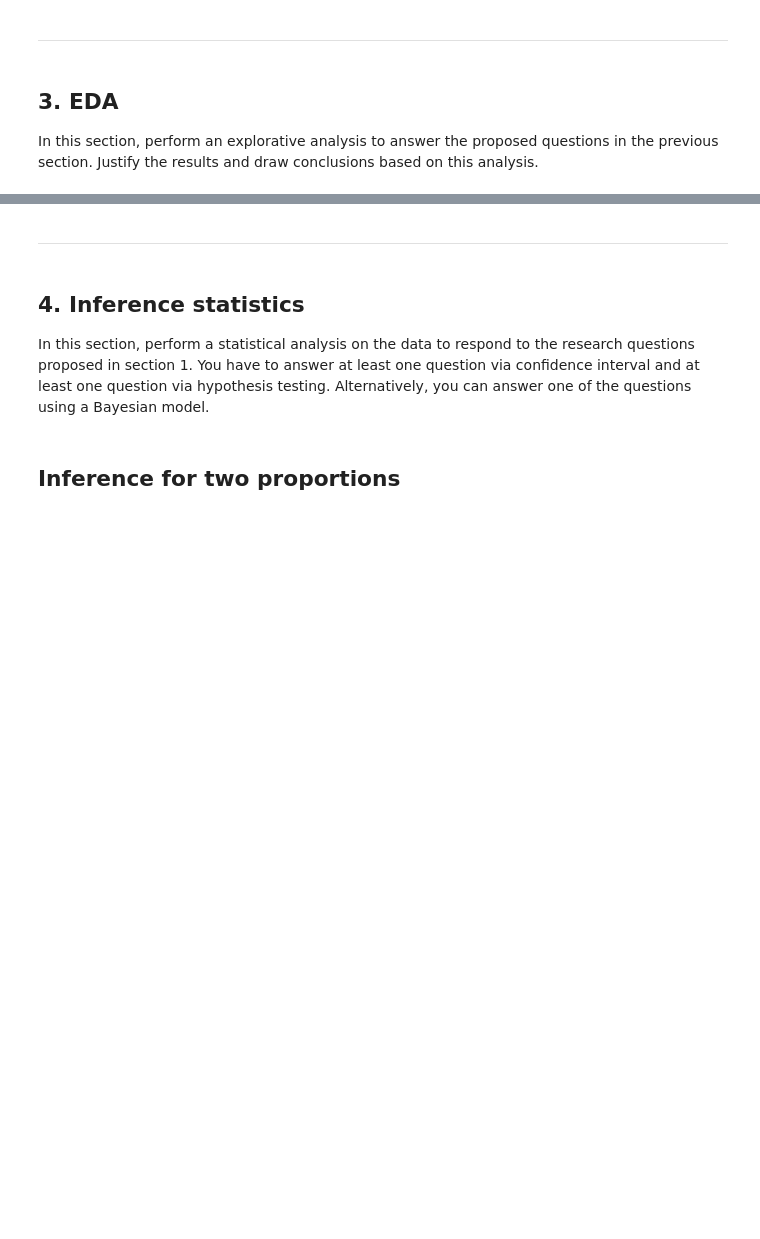
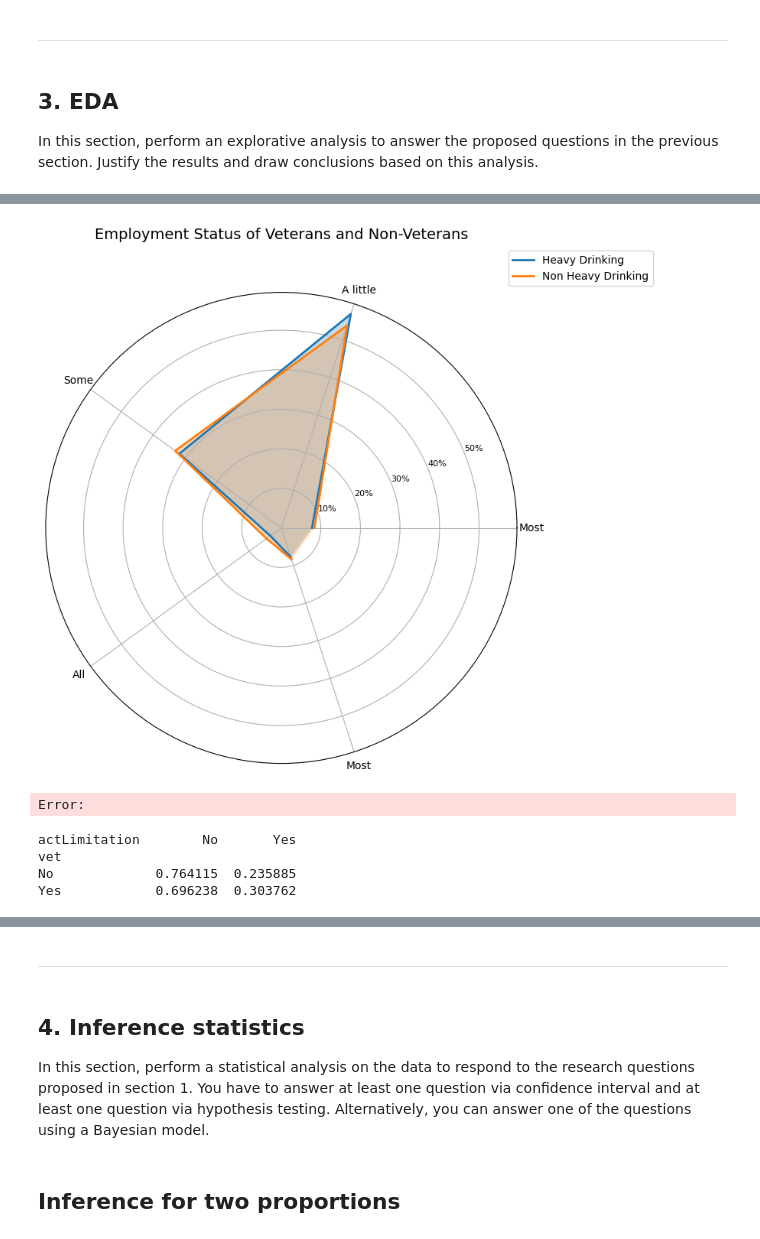
Before and after one commit to SergioCuencaNunez/isc-labs, a Jupyter notebook: project/project.ipynb, the cells around one changed output, grey strips where cells are left out. Cells and saved outputs as stored; diff of their text form; code cells hidden in the pictures; blank space fills up the shorter version.

```diff
--- a/project/project.ipynb
+++ b/project/project.ipynb
@@ -53,0 +186,58 @@ section. Justify the results and draw conclusions based on this analysis.
+# %%
+from math import pi
+
+# Prepare data for radar chart
+employment_status = df_hypothesis['hopeless30'].unique()
+employment_status = [status for status in employment_status if pd.notna(status)]  # Remove NaN values
+
+# Calculate proportions for each employment status
+veteran_employment = df_hypothesis[df_hypothesis['bingeDrinking'] == 'Yes']['hopeless30'].value_counts(normalize=True)
+non_veteran_employment = df_hypothesis[df_hypothesis['bingeDrinking'] == 'No']['hopeless30'].value_counts(normalize=True)
+
+# Ensure all employment statuses are included
+veteran_values = [veteran_employment.get(status, 0) for status in employment_status]
+non_veteran_values = [non_veteran_employment.get(status, 0) for status in employment_status]
+
+# Add the first value to close the radar chart
+veteran_values += veteran_values[:1]
+non_veteran_values += non_veteran_values[:1]
+employment_status += [employment_status[0]]
+
+# Create radar chart
+angles = [n / float(len(employment_status)) * 2 * pi for n in range(len(employment_status))]
+angles += angles[:1]
+
+fig, ax = plt.subplots(figsize=(8, 8), subplot_kw=dict(polar=True))
+
+# Plot data
+ax.plot(angles[:-1], veteran_values, linewidth=2, linestyle='solid', label='Heavy Drinking')
+ax.fill(angles[:-1], veteran_values, alpha=0.25)
+
+ax.plot(angles[:-1], non_veteran_values, linewidth=2, linestyle='solid', label='Non Heavy Drinking')
+ax.fill(angles[:-1], non_veteran_values, alpha=0.25)
+
+# Add labels
+ax.set_xticks(angles[:-1])
+ax.set_xticklabels(employment_status, fontsize=10)
+ax.set_yticks([0.1, 0.2, 0.3, 0.4, 0.5])
+ax.set_yticklabels(['10%', '20%', '30%', '40%', '50%'], fontsize=8)
+ax.set_title('Employment Status of Veterans and Non-Veterans', size=14, y=1.1)
+
+# Add legend
+ax.legend(loc='upper right', bbox_to_anchor=(1.3, 1.1))
+
+plt.show()
+# %% [output]
+[figure, added]
+Error:
+# %%
+# Calculate proportions of activity limitations by veteran status
+act_limitation_proportions = df_hypothesis.groupby('vet')['actLimitation'].value_counts(normalize=True).unstack()
+
+# Display the proportions
+print(act_limitation_proportions)
+# %% [output]
+actLimitation        No       Yes
+vet
+No             0.764115  0.235885
+Yes            0.696238  0.303762
```
Also changed, not shown: parts of 13 cells of this notebook.
